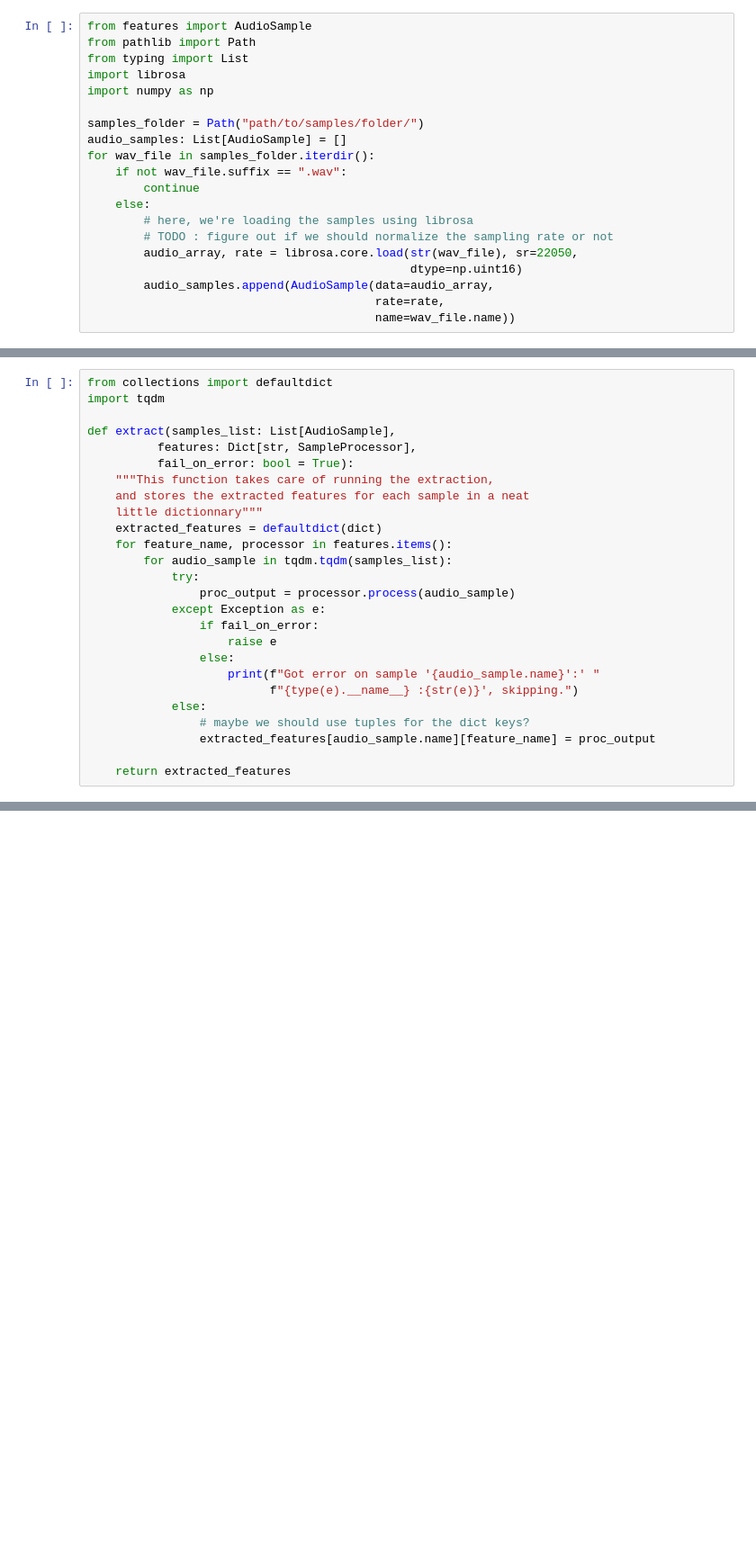
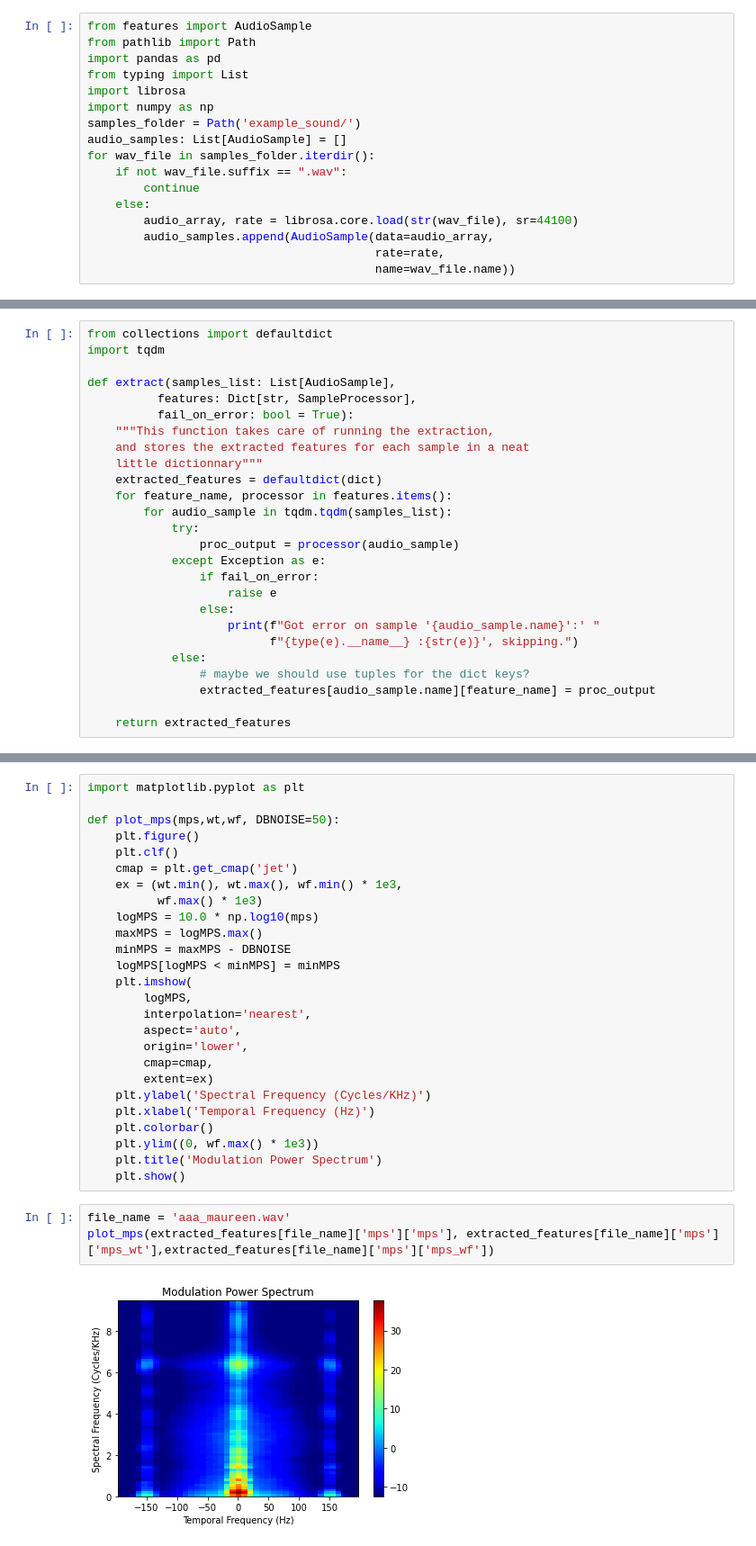
Before and after one commit to bootphon/sustained-phonation-features, a Jupyter notebook: Sustained Phonation.ipynb, the cells around one changed output, grey strips where cells are left out. Shown: that part at 90% size. Cells and saved outputs as stored; diff of their text form; blank space fills up the shorter version.

Commit message:
Finished example notebook

```diff
--- a/Sustained Phonation.ipynb
+++ b/Sustained Phonation.ipynb
@@ -20,20 +20,17 @@ single WAV files in a folder.
 # %%
 from features import AudioSample
 from pathlib import Path
+import pandas as pd
 from typing import List
 import librosa
 import numpy as np
-
-samples_folder = Path("path/to/samples/folder/")
+samples_folder = Path('example_sound/')
 audio_samples: List[AudioSample] = []
 for wav_file in samples_folder.iterdir():
     if not wav_file.suffix == ".wav":
         continue
     else:
-        # here, we're loading the samples using librosa
-        # TODO : figure out if we should normalize the sampling rate or not
-        audio_array, rate = librosa.core.load(str(wav_file), sr=22050,
-                                              dtype=np.uint16)
+        audio_array, rate = librosa.core.load(str(wav_file), sr=44100)
         audio_samples.append(AudioSample(data=audio_array,
                                          rate=rate,
                                          name=wav_file.name))
@@ -81,7 +87,7 @@ def extract(samples_list: List[AudioSample],
     for feature_name, processor in features.items():
         for audio_sample in tqdm.tqdm(samples_list):
             try:
-                proc_output = processor.process(audio_sample)
+                proc_output = processor(audio_sample)
             except Exception as e:
                 if fail_on_error:
                     raise e
@@ -105,0 +158,31 @@ Now, we'll use these features to run a couple of statistical analysis.
+# %%
+import matplotlib.pyplot as plt
+
+def plot_mps(mps,wt,wf, DBNOISE=50):
+    plt.figure()
+    plt.clf()
+    cmap = plt.get_cmap('jet')
+    ex = (wt.min(), wt.max(), wf.min() * 1e3,
+          wf.max() * 1e3)
+    logMPS = 10.0 * np.log10(mps)
+    maxMPS = logMPS.max()
+    minMPS = maxMPS - DBNOISE
+    logMPS[logMPS < minMPS] = minMPS
+    plt.imshow(
+        logMPS,
+        interpolation='nearest',
+        aspect='auto',
+        origin='lower',
+        cmap=cmap,
+        extent=ex)
+    plt.ylabel('Spectral Frequency (Cycles/KHz)')
+    plt.xlabel('Temporal Frequency (Hz)')
+    plt.colorbar()
+    plt.ylim((0, wf.max() * 1e3))
+    plt.title('Modulation Power Spectrum')
+    plt.show()
+# %%
+file_name = 'aaa_maureen.wav'
+plot_mps(extracted_features[file_name]['mps']['mps'], extracted_features[file_name]['mps']['mps_wt'],extracted_features[file_name]['mps']['mps_wf'])
+# %% [output]
+[figure, added]
```
Also changed, not shown: parts of 13 cells of this notebook, 1 other file.
